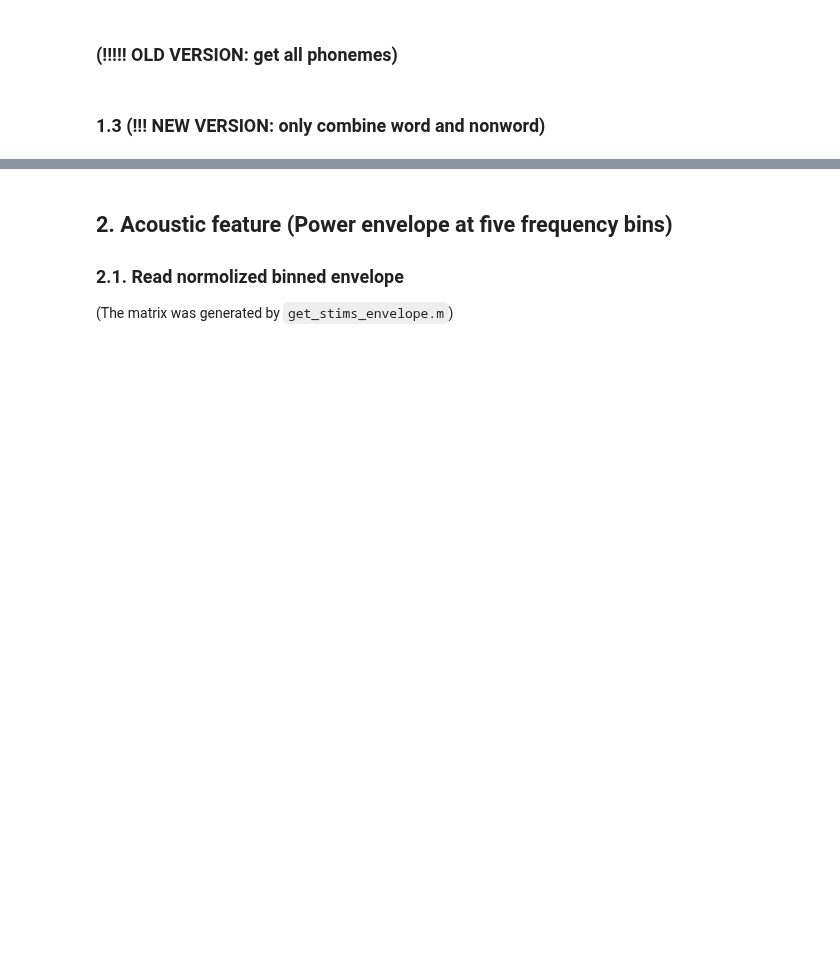
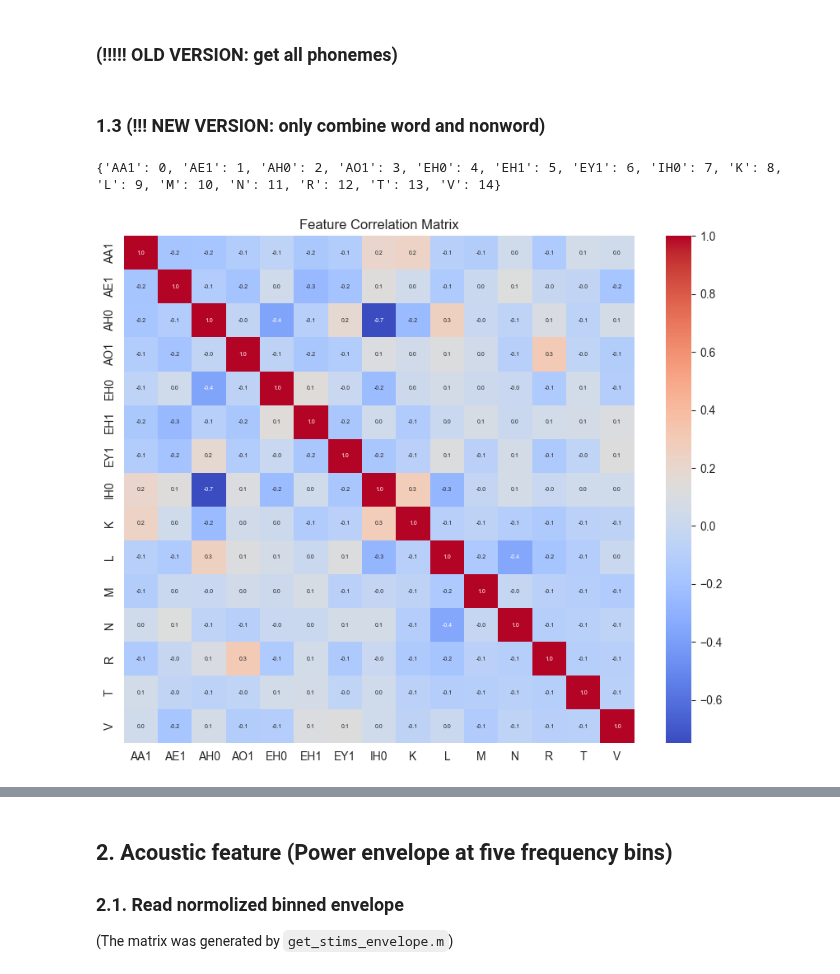
Before and after one commit to Baishenliang/coganlab_ieeg, a Jupyter notebook: projects/GLM/generate_features.ipynb, the cells around one changed output, grey strips where cells are left out. Saved outputs shown, nothing was run; the diff lists cells and outputs as text; code cells hidden in the pictures; blank space fills up the shorter version.

Commit message:
Re-make phoneme features: now make phonemic feature that are >0.01 in distribution, and build hierarchical regression models.

```diff
--- a/projects/GLM/generate_features.ipynb
+++ b/projects/GLM/generate_features.ipynb
@@ -519,26 +573,33 @@ check_multicollinearity(np.array(list(phoneme_one_hot_dict_filt.values())),all_p
 # %% [markdown]
 ### 1.3 (!!! NEW VERSION: only combine word and nonword)
 # %%
-# all_phonemes = ['AA1', 'AE1', 'AH0', 'AY1', 'EY1', 'EH1', 'IY1', 'IH1', 'IH0', 'HH', 'OW1']
-# Removed all the small contributors (proportions < 0.05
-all_phonemes = ['AA1', 'AE1', 'AH0', 'EY1', 'EH1', 'IH0']
+
+# R
+# When combine words and nonwords, and removed all the small contributors (proportions < 0.05)
+# all_phonemes = ['AA1', 'AE1', 'AH0', 'EY1', 'EH1', 'IH0']
+
+# When just remove all the small contributors but not separate words and nonwords
+all_phonemes=['AA1', 'AE1', 'AH0', 'AO1', 'EH0', 'EH1', 'EY1', 'IH0','K', 'L', 'M', 'N', 'R', 'T', 'V']
 all_phonemes = sorted(list(all_phonemes))  # Sort for consistent ordering
 phoneme_to_index = {phoneme: idx for idx, phoneme in enumerate(all_phonemes)}
 vector_length = len(all_phonemes)
 print(phoneme_to_index)
 # Create one-hot encoding for each word
 phoneme_one_hot_dict = {}
 for word, phonemes in syllables.items():
     # Initialize vector with zeros
     vector = [0] * vector_length
     # Set 1 for each phoneme present in the word
     for phoneme in phonemes:
         if phoneme in all_phonemes:
             vector[phoneme_to_index[phoneme]] = 1
     phoneme_one_hot_dict[word] = vector
 check_multicollinearity(np.array(list(phoneme_one_hot_dict.values())),all_phonemes)
 phoneme_one_hot_dict_filt=phoneme_one_hot_dict
 all_phonemes_filt=all_phonemes
+# %% [output]
+{'AA1': 0, 'AE1': 1, 'AH0': 2, 'AO1': 3, 'EH0': 4, 'EH1': 5, 'EY1': 6, 'IH0': 7, 'K': 8, 'L': 9, 'M': 10, 'N': 11, 'R': 12, 'T': 13, 'V': 14}
+[figure, added]
 # %%
 # PCA
 print("\n--- Running PCA with automatic component selection (95% variance) ---")
```
Also changed, not shown: parts of 10 cells of this notebook, 4 other files.
